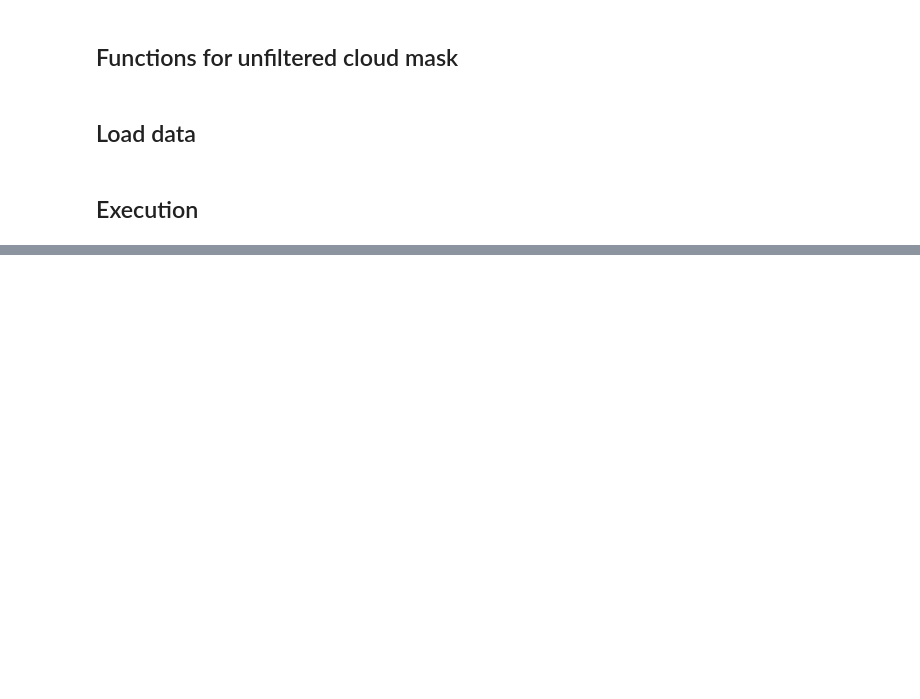
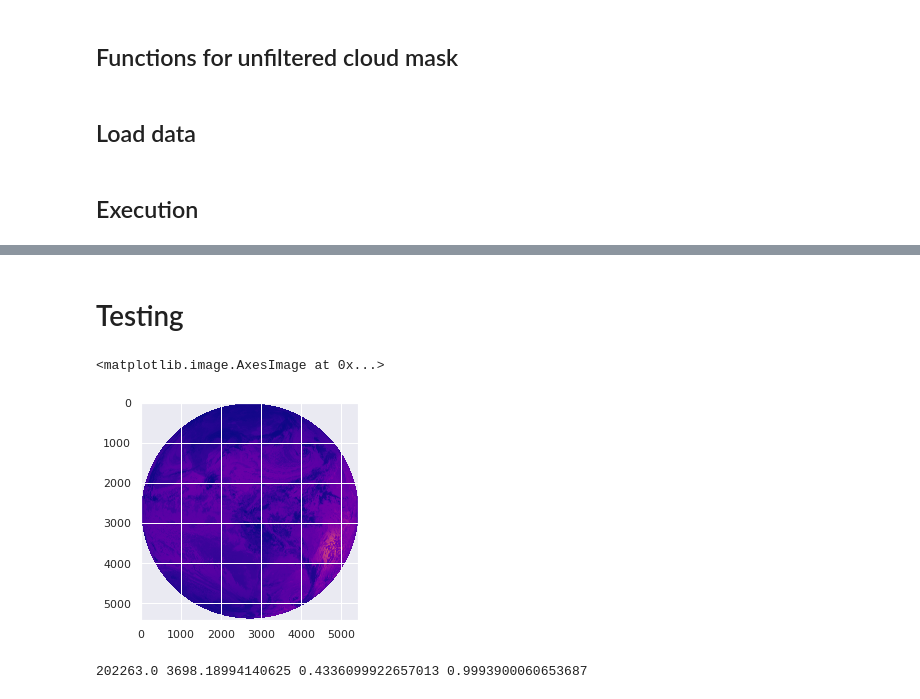
Before and after one commit to adomakor412/NERTO_CIMSS_GOES-R, a Jupyter notebook: GOES-R_imageFD.ipynb, the cells around one changed output, grey strips where cells are left out. Drawn from its saved outputs; the diff is of its cells as text; code cells hidden in the pictures; blank space fills up the shorter version.

Commit message:
plasma sequential color bar, some plot blanks?

```diff
--- a/GOES-R_imageFD.ipynb
+++ b/GOES-R_imageFD.ipynb
@@ -332,0 +250,22 @@ with Pool(processes=agents) as pool:
+# %% [markdown]
+# Testing
+# %%
+file = 'OR_ABI-L1b-RadF-M6C07_G16_s20210010950211_e20210010959531_c20210010959582.nc'
+netcdf = glob.glob(f'/arcdata/goes/grb/goes16/2021/2021_01_01_001/abi/L1b/RadF/{file}')
+netcdf = netcdf[0]
+
+myFile = xr.open_dataset(netcdf,engine="netcdf4")
+dat = myFile.metpy.parse_cf('Rad')
+# %%
+plt.imshow(dat, cmap = 'plasma')
+# %% [output]
+<matplotlib.image.AxesImage at 0x...>
+[figure, added]
+# %%
+planck_fk1 = float(myFile['planck_fk1'].data)
+planck_fk2 = float(myFile['planck_fk2'].data)
+planck_bc1 = float(myFile['planck_bc1'].data)
+planck_bc2 = float(myFile['planck_bc2'].data)
+print(planck_fk1,planck_fk2,planck_bc1,planck_bc2)
+# %% [output]
+202263.0 3698.18994140625 0.4336099922657013 0.9993900060653687
```
Also changed, not shown: parts of 6 cells of this notebook, 22 other files.
